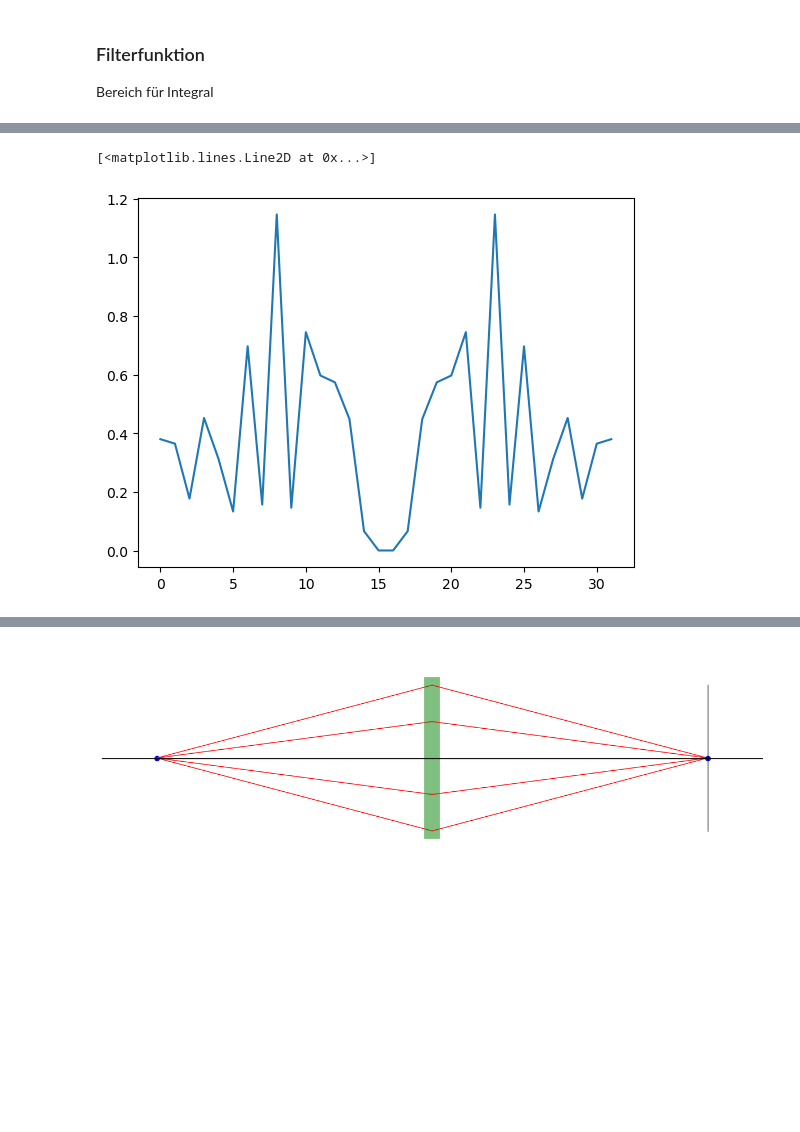
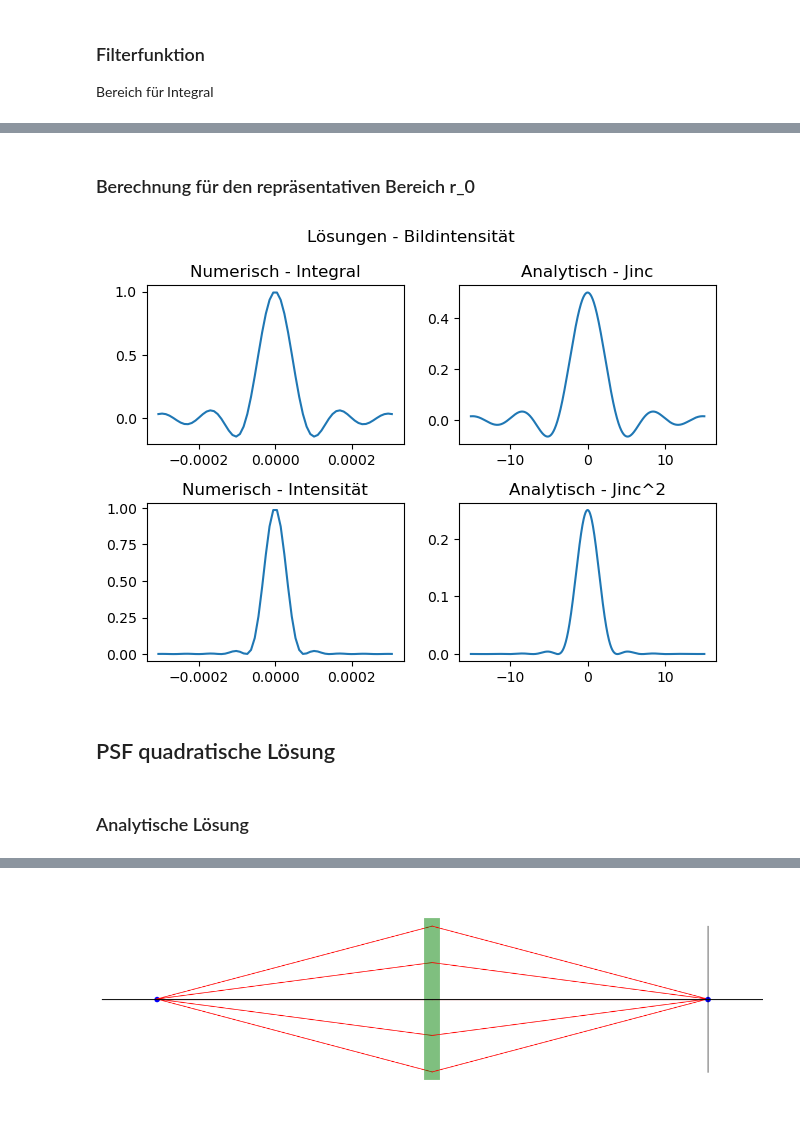
Before and after one commit to moritz-zoellner/field-theory, a Jupyter notebook: linse.ipynb, the cells around one changed output, grey strips where cells are left out. Saved outputs shown, nothing was run; the diff lists cells and outputs as text; code cells hidden in the pictures; blank space fills up the shorter version.

```diff
--- a/linse.ipynb
+++ b/linse.ipynb
@@ -116,13 +117,6 @@ dt = (y_range[-1] - y_range[0]) / N
 
 ds_dt = np.ones(x.shape) * ds * dt
 # %%
-u2 = np.ones((N,N), dtype=complex)
-
-for i in range (N):
-    for j in range(N):
-        integrand = np.exp(-1j * k / f * ( x[i,j] * s + y[i,j] * t))
-        u2[i,j] = np.sum(p_filter * integrand * ds_dt)
-
-pp.pcolormesh(np.abs(u2))
-pp.title('Amplitude Integrant')
-pp.colorbar()
+def u(x_0,y_0,s,t):
+    integrand=np.exp(-1j*k/f*(x_0*s+y_0*t))
+    return np.sum(p_filter*integrand*ds_dt)
@@ -132,5 +122,0 @@ pp.colorbar()
-# %%
-pp.plot(np.abs(u2)[N//2,])
-# %% [output]
-[<matplotlib.lines.Line2D at 0x...>]
-[figure, removed]
@@ -145,0 +123,31 @@ nDelta = 1
+# %% [markdown]
+### Berechnung für den repräsentativen Bereich r_0
+# %%
+r_0 = 0.61*lmbda*f/r
+
+samples = 2**6
+
+g_range = np.linspace(-4*r_0, +4*r_0, samples)
+
+u_x_0 = np.ones(samples,dtype=complex)
+
+for x in range (0,samples):
+    u_x_0[x] = u(g_range[x],0,s,t)/np.absolute(u(0,0,s,t))
+# %%
+fig, axs = pp.subplots(2,2)
+fig.suptitle('Lösungen - Bildintensität')
+axs[0,0].plot(g_range,np.real(u_x_0))
+axs[0,0].set_title('Numerisch - Integral')
+axs[1,0].plot(g_range,u_x_0**2)
+axs[1,0].set_title('Numerisch - Intensität')
+axs[0,1].plot(x_analytical, y_analytical)
+axs[0,1].set_title('Analytisch - Jinc')
+axs[1,1].plot(x_analytical, y_analytical**2)
+axs[1,1].set_title('Analytisch - Jinc^2')
+fig.tight_layout()
+# %% [output]
+[figure, added]
+# %% [markdown]
+## PSF quadratische Lösung
+# %% [markdown]
+### Analytische Lösung
```
Also changed, not shown: parts of 32 cells of this notebook.
